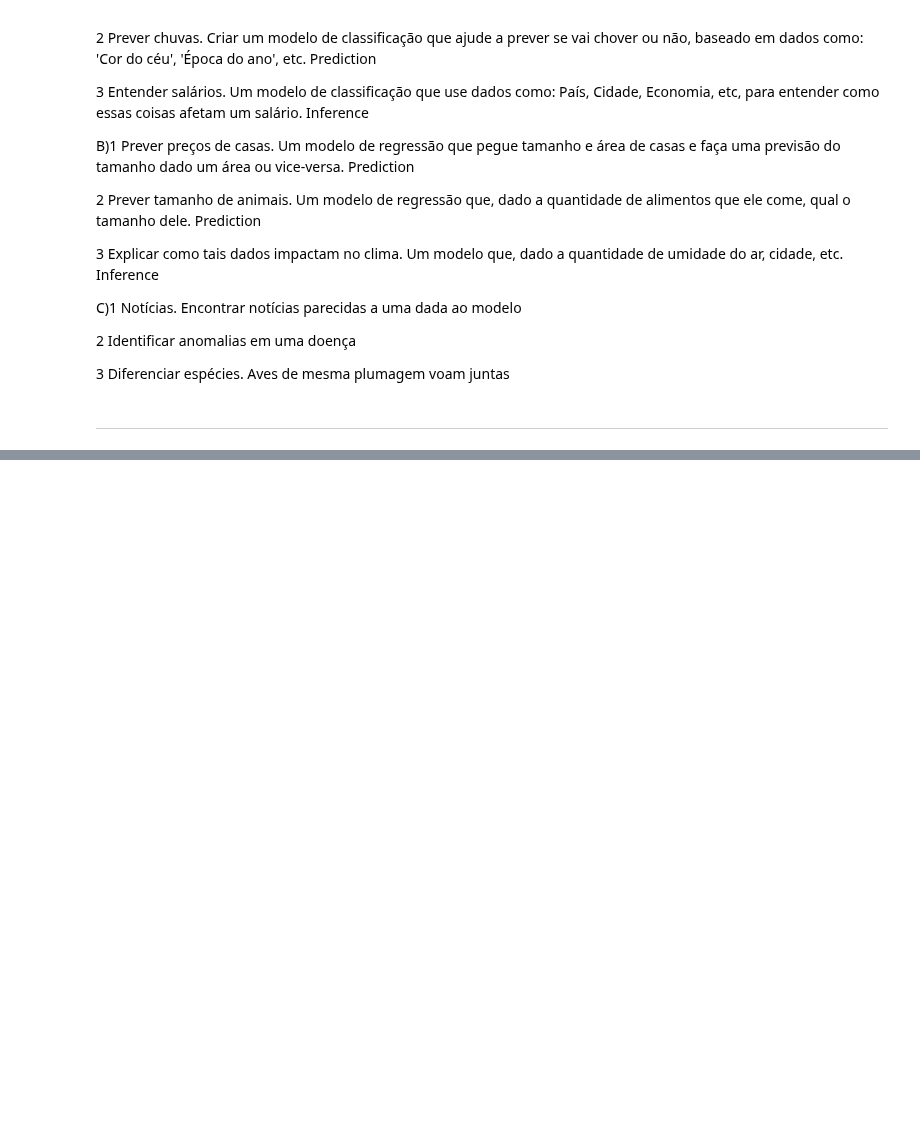
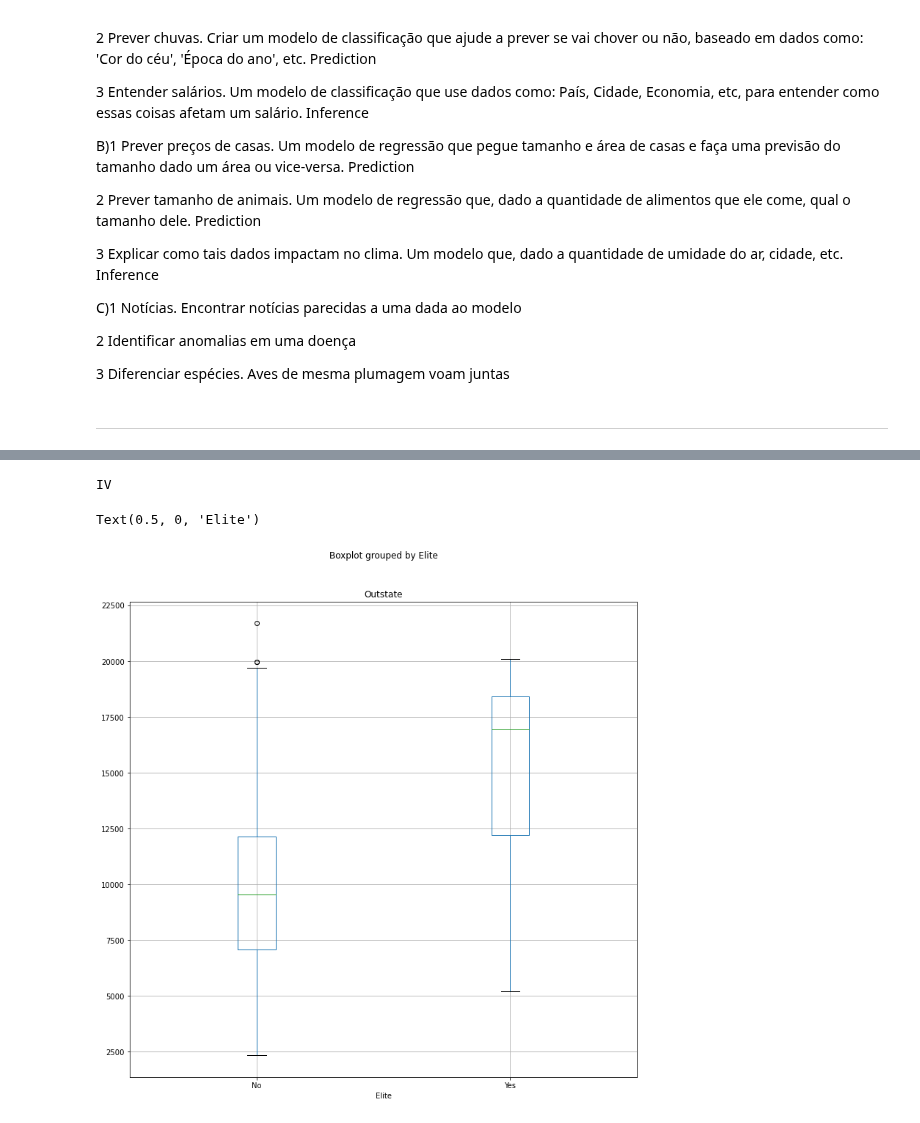
Before and after one commit to josinovmota/Defeating-An-introduction-to-statistical-learning, a Jupyter notebook: Exercises/2.4 Exercises/main.ipynb, the cells around one changed output, grey strips where cells are left out. Drawn from its saved outputs; the diff is of its cells as text; code cells hidden in the pictures; blank space fills up the shorter version.

```diff
--- a/Exercises/2.4 Exercises/main.ipynb
+++ b/Exercises/2.4 Exercises/main.ipynb
@@ -130,0 +287,18 @@ flexible approach? When might a less flexible approach be preferred?
+# %%
+print('IV')
+
+dfnew10 = df['Top10perc']
+
+df['Elite'] = dfnew10[dfnew10 > 50]
+
+df['Elite'].describe()
+
+df['Elite'] = 'No'
+df.loc[df['Top10perc'] > 50, 'Elite'] = 'Yes'
+df['Elite'] = pd.Categorical(df['Elite'])
+
+df.boxplot(column ='Outstate', by='Elite', figsize=(12,12))
+# %% [output]
+IV
+Text(0.5, 0, 'Elite')
+[figure, added]
```
Also changed, not shown: parts of 20 cells of this notebook, 1 other file.
